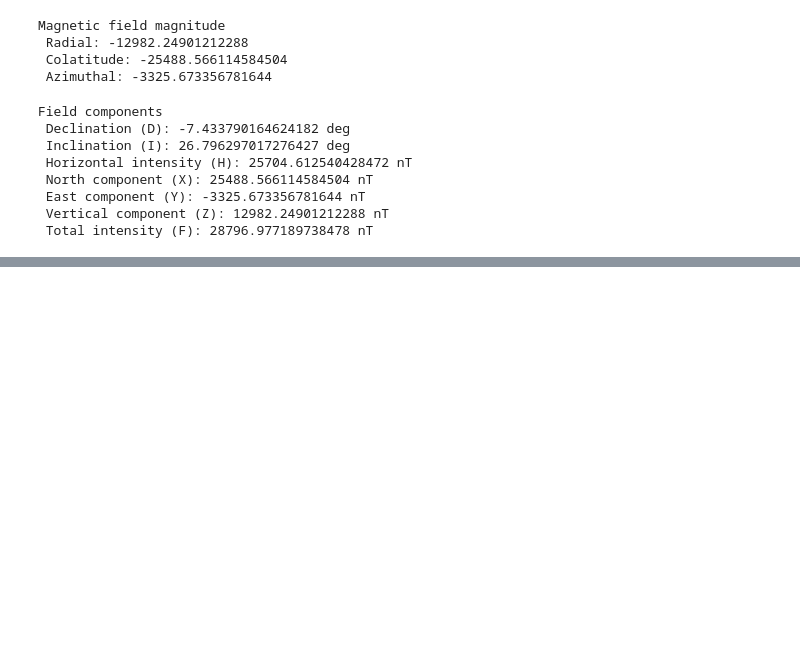
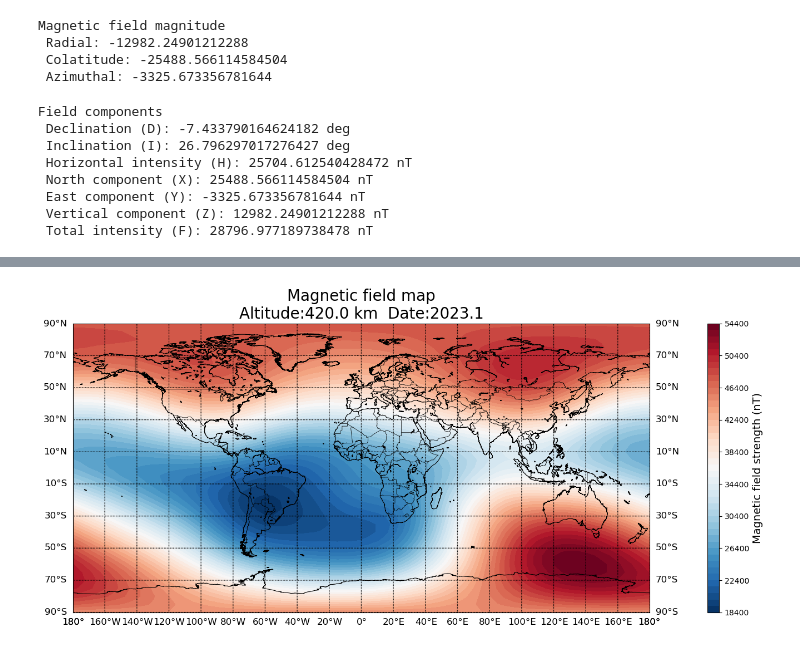
Before and after one commit to RonaldHV/Earth-Magnetic-Field-Viewer, a Jupyter notebook: EMF.ipynb, the cells around one changed output, grey strips where cells are left out. Cells and saved outputs as stored; diff of their text form; code cells hidden in the pictures; blank space fills up the shorter version.

Commit message:
Basemap was included
Added map with 'cyl' projection

```diff
--- a/EMF.ipynb
+++ b/EMF.ipynb
@@ -68,0 +76,33 @@ Field components
+# %%
+date = 2023.1     # Date must be specified in decimal
+date = iut.check_float(date)
+alt = 420       # In km, geodetic (shape of Earth using the WGS-84 ellipsoid)
+alt = iut.check_float(alt)
+lat, lon = latlonworldgrid()
+colat = 90-lat
+itype = 1
+alt, colat, sd, cd = iut.gg_to_geo(alt, colat)
+f = interpolate.interp1d(igrf.time, igrf.coeffs, fill_value='extrapolate')
+coeffs = f(date)
+# %%
+Br, Bt, Bp = iut.synth_values(coeffs.T, alt, colat, lon, igrf.parameters['nmax'])
+# %%
+fig = plt.figure(figsize=(15,7))
+ax = fig.add_subplot(1,1,1)
+ax.set_title('Magnetic field map\n'+'Altitude:'+str(alt[0,0]-6356.752314245179)+' km  '+'Date:'+str(date),fontsize=20)
+
+# Projection of the mapabase
+m = Basemap(ax=ax, resolution='i', projection='cyl', area_thresh = 1000, llcrnrlat=-90,urcrnrlat=90, llcrnrlon=-180, urcrnrlon=180)
+m.drawcoastlines(linewidth=0.75)
+m.drawcountries(linewidth=0.5)
+m.drawparallels( np.arange(-90, 91, 20), labels=[True,True,True,True], fontsize=12);
+m.drawmeridians( np.arange(-180, 180, 20), labels=[True,True,False,True], fontsize=12);
+
+# compute native x,y coordinates of grid.
+x, y = m(lon, lat)
+cs = m.contourf(x,y,np.sqrt(Br**2 + Bt**2 + Bp**2),55,cmap=plt.cm.RdBu_r)#alpha=0.75,
+cbar = m.colorbar(cs,location='right',pad="10%",size="2%")
+cbar.set_label('Magnetic field strength (nT)', fontsize=14)
+plt.show()
+# %% [output]
+[figure, added]
```
Also changed, not shown: parts of 2 cells of this notebook.
